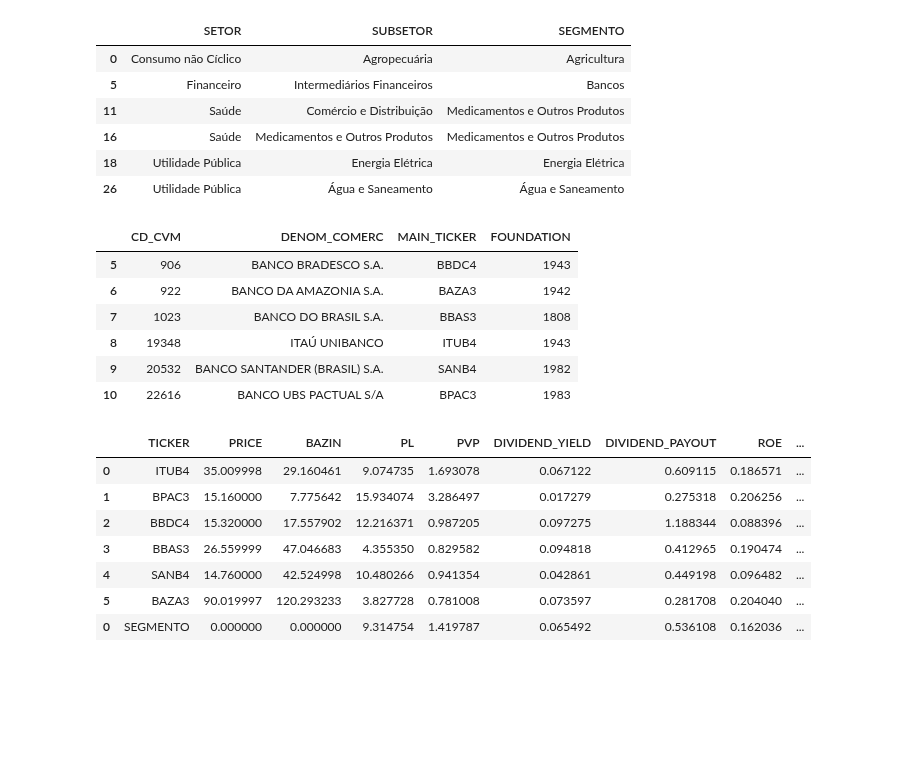
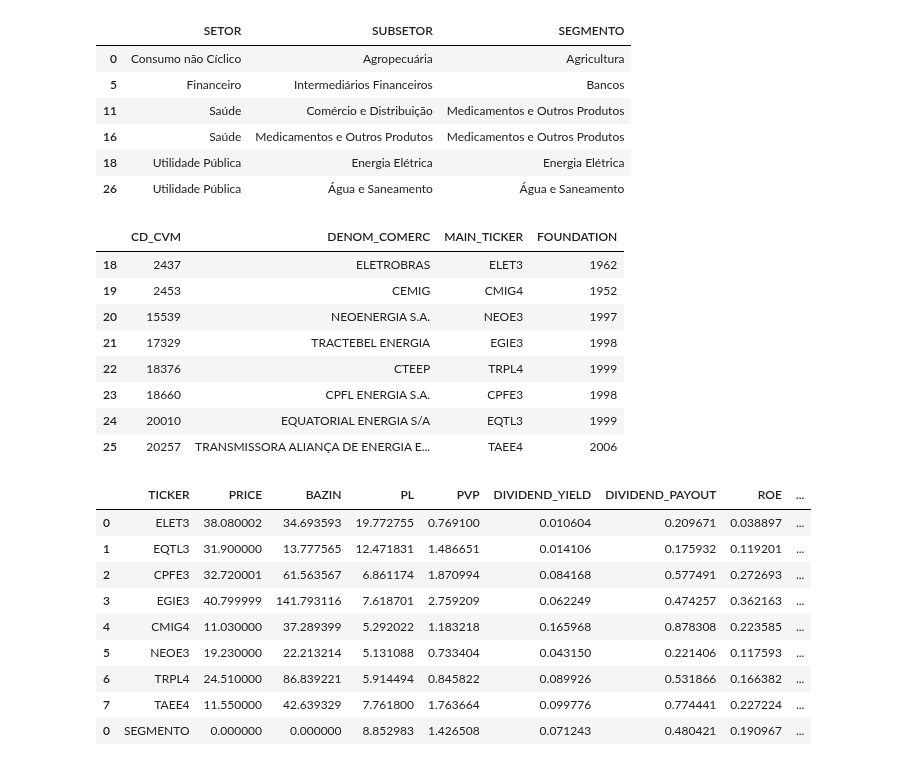
Before and after one commit to boa50/investment-analysis-etl, a Jupyter notebook: analysis/stock-analysis.ipynb, the cells around one changed output. Drawn from its saved outputs; the diff is of its cells as text; code cells hidden in the pictures; blank space fills up the shorter version.

```diff
--- a/analysis/stock-analysis.ipynb
+++ b/analysis/stock-analysis.ipynb
@@ -13,24 +13,28 @@ info.get_sectors()
 | 18 | Utilidade Pública | Energia Elétrica | Energia Elétrica |
 | 26 | Utilidade Pública | Água e Saneamento | Água e Saneamento |
 # %%
-info.get_companies_by_segmento("Bancos")
+info.get_companies_by_segmento("Energia Elétrica")
 # %% [output]
 |  | CD_CVM | DENOM_COMERC | MAIN_TICKER | FOUNDATION |
-| 5 | 906 | BANCO BRADESCO S.A. | BBDC4 | 1943 |
-| 6 | 922 | BANCO DA AMAZONIA S.A. | BAZA3 | 1942 |
-| 7 | 1023 | BANCO DO BRASIL S.A. | BBAS3 | 1808 |
-| 8 | 19348 | ITAÚ UNIBANCO | ITUB4 | 1943 |
-| 9 | 20532 | BANCO SANTANDER (BRASIL) S.A. | SANB4 | 1982 |
-| 10 | 22616 | BANCO UBS PACTUAL S/A | BPAC3 | 1983 |
+| 18 | 2437 | ELETROBRAS | ELET3 | 1962 |
+| 19 | 2453 | CEMIG | CMIG4 | 1952 |
+| 20 | 15539 | NEOENERGIA S.A. | NEOE3 | 1997 |
+| 21 | 17329 | TRACTEBEL ENERGIA | EGIE3 | 1998 |
+| 22 | 18376 | CTEEP | TRPL4 | 1999 |
+| 23 | 18660 | CPFL ENERGIA S.A. | CPFE3 | 1998 |
+| 24 | 20010 | EQUATORIAL ENERGIA S/A | EQTL3 | 1999 |
+| 25 | 20257 | TRANSMISSORA ALIANÇA DE ENERGIA E... | TAEE4 | 2006 |
 # %%
-measures.get_latest_values_by_segmento("Bancos")
+measures.get_latest_values_by_segmento("Energia Elétrica")
 # %% [output]
 |  | TICKER | PRICE | BAZIN | PL | PVP | DIVIDEND_YIELD | DIVIDEND_PAYOUT | ROE | ... |
-| 0 | ITUB4 | 35.009998 | 29.160461 | 9.074735 | 1.693078 | 0.067122 | 0.609115 | 0.186571 | ... |
-| 1 | BPAC3 | 15.160000 | 7.775642 | 15.934074 | 3.286497 | 0.017279 | 0.275318 | 0.206256 | ... |
-| 2 | BBDC4 | 15.320000 | 17.557902 | 12.216371 | 0.987205 | 0.097275 | 1.188344 | 0.088396 | ... |
-| 3 | BBAS3 | 26.559999 | 47.046683 | 4.355350 | 0.829582 | 0.094818 | 0.412965 | 0.190474 | ... |
-| 4 | SANB4 | 14.760000 | 42.524998 | 10.480266 | 0.941354 | 0.042861 | 0.449198 | 0.096482 | ... |
-| 5 | BAZA3 | 90.019997 | 120.293233 | 3.827728 | 0.781008 | 0.073597 | 0.281708 | 0.204040 | ... |
-| 0 | SEGMENTO | 0.000000 | 0.000000 | 9.314754 | 1.419787 | 0.065492 | 0.536108 | 0.162036 | ... |
+| 0 | ELET3 | 38.080002 | 34.693593 | 19.772755 | 0.769100 | 0.010604 | 0.209671 | 0.038897 | ... |
+| 1 | EQTL3 | 31.900000 | 13.777565 | 12.471831 | 1.486651 | 0.014106 | 0.175932 | 0.119201 | ... |
+| 2 | CPFE3 | 32.720001 | 61.563567 | 6.861174 | 1.870994 | 0.084168 | 0.577491 | 0.272693 | ... |
+| 3 | EGIE3 | 40.799999 | 141.793116 | 7.618701 | 2.759209 | 0.062249 | 0.474257 | 0.362163 | ... |
+| 4 | CMIG4 | 11.030000 | 37.289399 | 5.292022 | 1.183218 | 0.165968 | 0.878308 | 0.223585 | ... |
+| 5 | NEOE3 | 19.230000 | 22.213214 | 5.131088 | 0.733404 | 0.043150 | 0.221406 | 0.117593 | ... |
+| 6 | TRPL4 | 24.510000 | 86.839221 | 5.914494 | 0.845822 | 0.089926 | 0.531866 | 0.166382 | ... |
+| 7 | TAEE4 | 11.550000 | 42.639329 | 7.761800 | 1.763664 | 0.099776 | 0.774441 | 0.227224 | ... |
+| 0 | SEGMENTO | 0.000000 | 0.000000 | 8.852983 | 1.426508 | 0.071243 | 0.480421 | 0.190967 | ... |
 # %%
```
Also changed, not shown: parts of 1 cell of this notebook, 4 other files.
